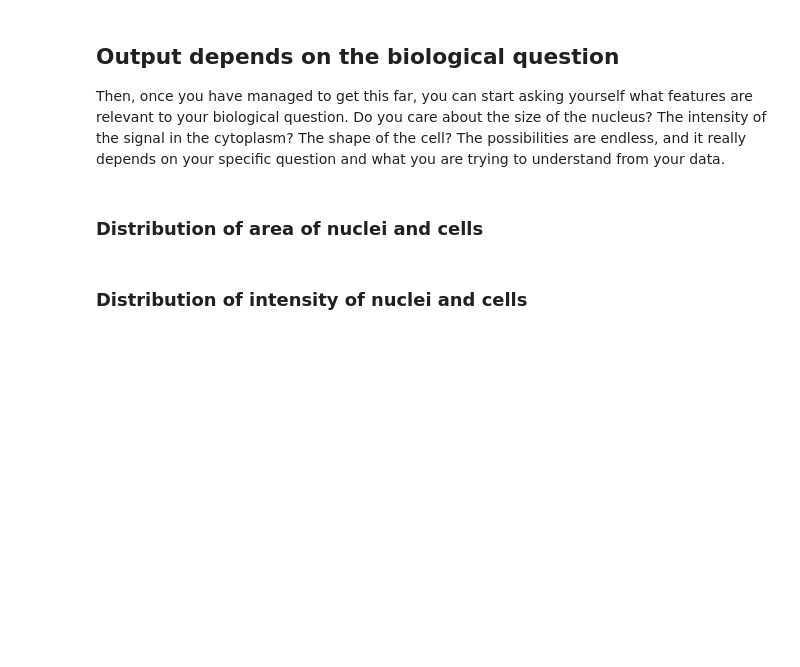
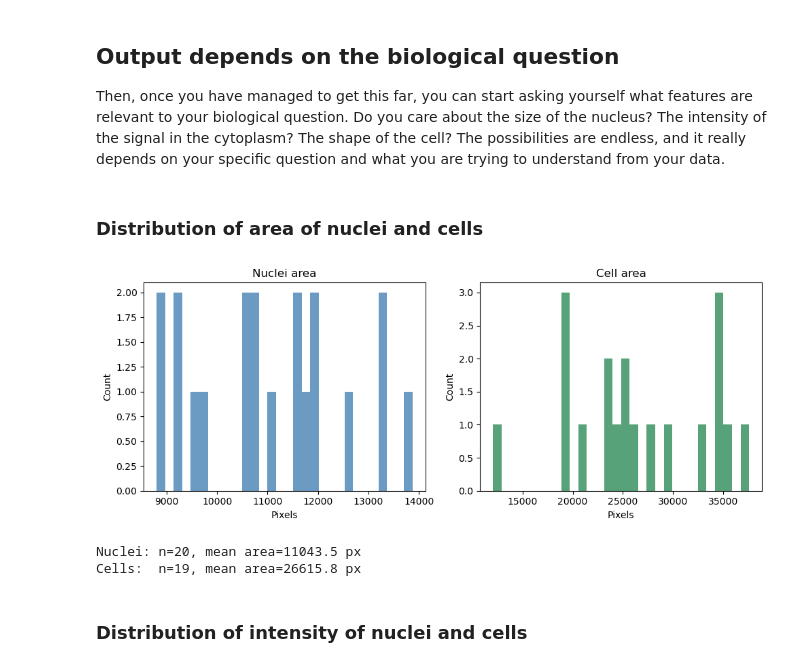
Before and after one commit to m-albert/mnb-image-analysis, a Jupyter notebook: materials/feature_extraction/feature_extraction.ipynb, the cells around one changed output. Drawn from its saved outputs; the diff is of its cells as text; code cells hidden in the pictures; blank space fills up the shorter version.

```diff
--- a/materials/feature_extraction/feature_extraction.ipynb
+++ b/materials/feature_extraction/feature_extraction.ipynb
@@ -548,5 +595,41 @@ else:
 Then, once you have managed to get this far, you can start asking yourself what features are relevant to your biological question. Do you care about the size of the nucleus? The intensity of the signal in the cytoplasm? The shape of the cell? The possibilities are endless, and it really depends on your specific question and what you are trying to understand from your data.
 # %% [markdown]
 ### Distribution of area of nuclei and cells
+# %%
+# Choose available labels
+nuc_labels = masks_c1
+if "masks_c2c1" in globals():
+    cell_labels = masks_c2c1
+elif "masks_c2" in globals():
+    cell_labels = masks_c2
+else:
+    raise RuntimeError("No cell labels found (masks_c2 or masks_c2c1)")
+
+# Collect areas
+nuc_areas = [p.area for p in regionprops(nuc_labels)]
+cell_areas = [p.area for p in regionprops(cell_labels)]
+
+# Plotting code
+fig, ax = plt.subplots(1, 2, figsize=(10, 4))
+
+ax[0].hist(nuc_areas, bins=30, color="steelblue", alpha=0.8)
+ax[0].set_title("Nuclei area")
+ax[0].set_xlabel("Pixels")
+ax[0].set_ylabel("Count")
+
+ax[1].hist(cell_areas, bins=30, color="seagreen", alpha=0.8)
+ax[1].set_title("Cell area")
+ax[1].set_xlabel("Pixels")
+ax[1].set_ylabel("Count")
+
+plt.tight_layout()
+plt.show()
+
+print(f"Nuclei: n={len(nuc_areas)}, mean area={sum(nuc_areas)/len(nuc_areas):.1f} px")
+print(f"Cells:  n={len(cell_areas)}, mean area={sum(cell_areas)/len(cell_areas):.1f} px")
+# %% [output]
+[figure, added]
+Nuclei: n=20, mean area=11043.5 px
+Cells:  n=19, mean area=26615.8 px
 # %% [markdown]
 ### Distribution of intensity of nuclei and cells
```
Also changed, not shown: parts of 13 cells of this notebook.
